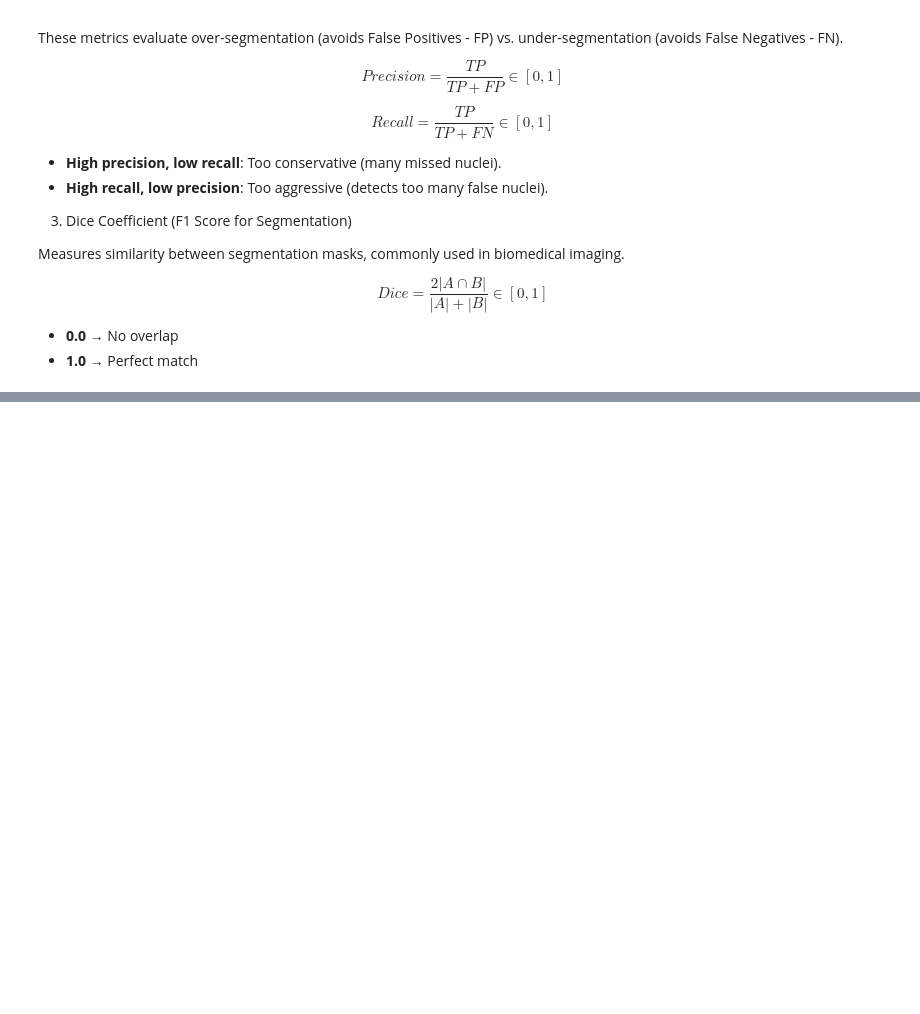
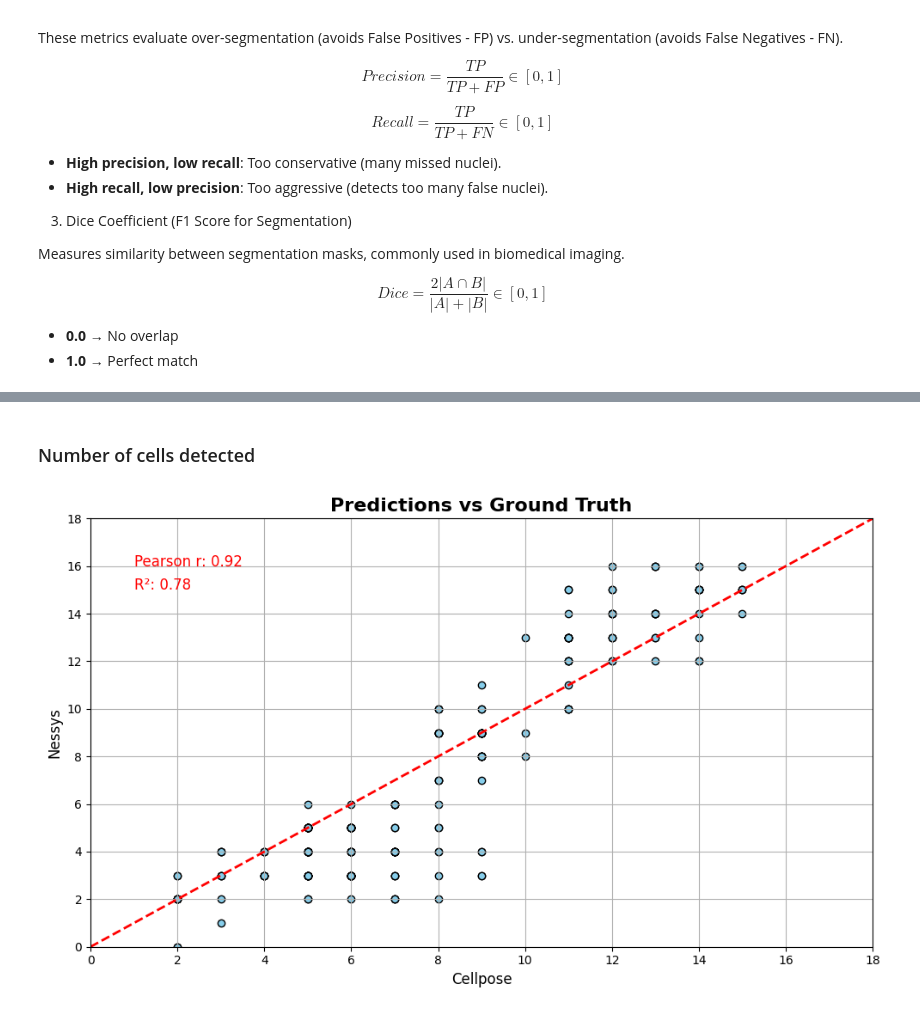
Before and after one commit to jvsguerra/MDA_Project_4, a Jupyter notebook: Project_4.ipynb, the cells around one changed output, grey strips where cells are left out. Saved outputs shown, nothing was run; the diff lists cells and outputs as text; code cells hidden in the pictures; blank space fills up the shorter version.

Commit message:
Add number of detected cells

```diff
--- a/Project_4.ipynb
+++ b/Project_4.ipynb
@@ -426,0 +425,37 @@ plt.show()
+# %% [markdown]
+### Number of cells detected
+# %%
+count = []
+
+for pred, gt in zip(predictions, ground_truth):
+    count.append(
+        [numpy.unique(pred).shape[0] - 1 , numpy.unique(gt).shape[0] - 1]
+    )
+
+count = pandas.DataFrame(count, columns=["Predictions", "Ground Truth"])
+# %%
+# Plot scatter plot
+plt.figure(figsize=(10, 6))
+
+plt.scatter(count["Predictions"], count["Ground Truth"], color='skyblue', edgecolor='black')
+
+plt.title("Predictions vs Ground Truth", fontsize=16, fontweight='bold')
+plt.xlabel("Cellpose", fontsize=12)
+plt.ylabel("Nessys", fontsize=12)
+plt.xlim(0, 18)
+plt.ylim(0, 18)
+plt.xticks(fontsize=10)
+plt.yticks(fontsize=10)
+plt.grid()
+plt.plot([0, 18], [0, 18], color='red', linestyle='--', linewidth=2)
+plt.tight_layout()
+
+# Add pearson correlation coefficient
+corr, pval = pearsonr(count["Predictions"], count["Ground Truth"])
+plt.text(1, 16, f'Pearson r: {corr:.2f}', fontsize=12, color='red')
+r2 = r2_score(count["Ground Truth"], count["Predictions"])
+plt.text(1, 15, f'R²: {r2:.2f}', fontsize=12, color='red')
+
+plt.show()
+# %% [output]
+[figure, added]
```
Also changed, not shown: parts of 8 cells of this notebook.
